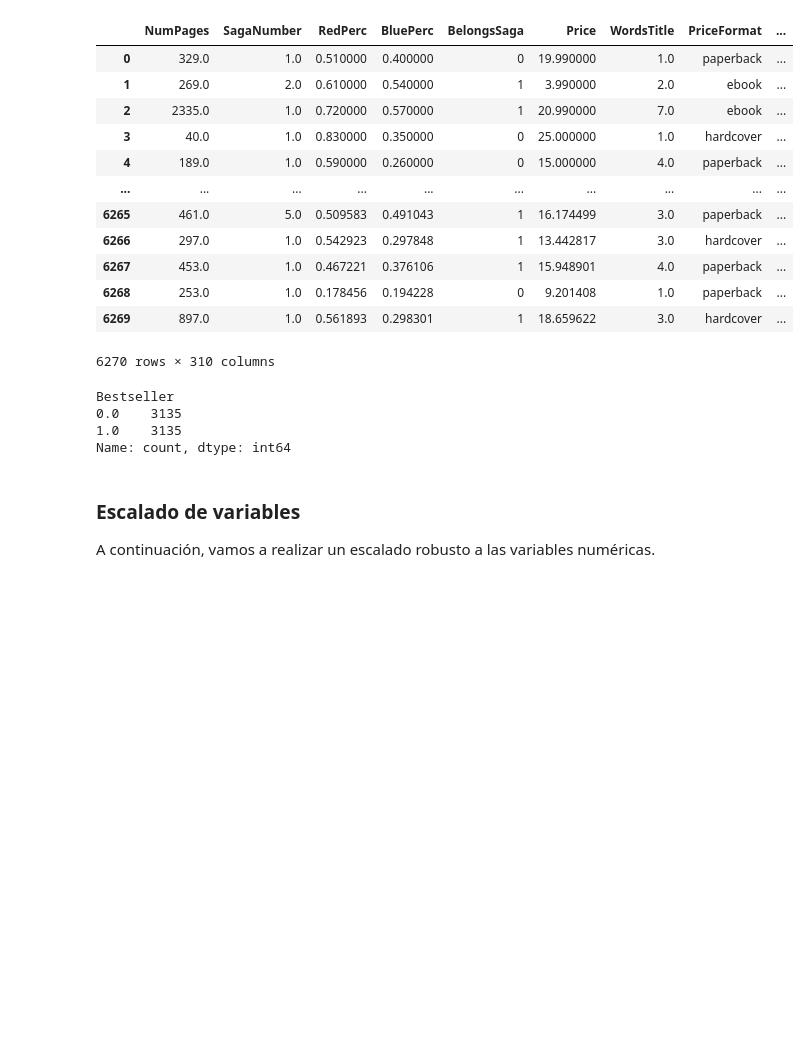
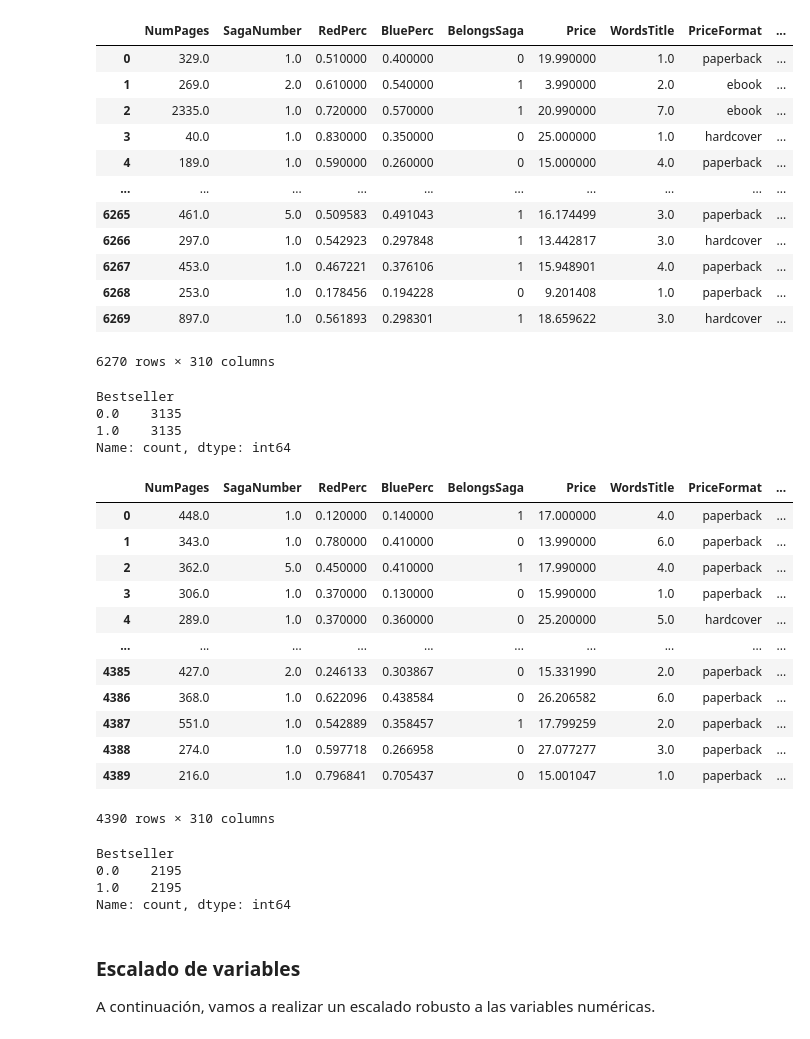
Before and after one commit to MMCCJJ/NOVELLA, a Jupyter notebook: evaluacion/evaluacionModeloFinal.ipynb, the cells around one changed output. Saved outputs shown, nothing was run; the diff lists cells and outputs as text; code cells hidden in the pictures; blank space fills up the shorter version.

```diff
--- a/evaluacion/evaluacionModeloFinal.ipynb
+++ b/evaluacion/evaluacionModeloFinal.ipynb
@@ -63,3 +63,6 @@ y_test, X_test = getYX(df_test)
 X_train.shape, y_train.shape, X_test.shape, y_test.shape
 # %% [output]
 ((3620, 310), (3620,), (327, 310), (327,))
+# %%
+X_train_2, X_test_2, y_train_2, y_test_2 = separacionTrainTest(X_train, y_train)
+X_train_2.shape, X_test_2.shape, y_train_2.shape, y_test_2.shape
@@ -105,6 +110,31 @@ Bestseller
 0.0    3135
 1.0    3135
 Name: count, dtype: int64
+# %%
+X_train_sm_2, y_train_sm_2 = smote.fit_resample(X_train_2, y_train_2)
+X_train_sm_2 = redondearVariables(X_train_sm_2)
+X_train_sm_2
+# %% [output]
+|  | NumPages | SagaNumber | RedPerc | BluePerc | BelongsSaga | Price | WordsTitle | PriceFormat | ... |
+| 0 | 448.0 | 1.0 | 0.120000 | 0.140000 | 1 | 17.000000 | 4.0 | paperback | ... |
+| 1 | 343.0 | 1.0 | 0.780000 | 0.410000 | 0 | 13.990000 | 6.0 | paperback | ... |
+| 2 | 362.0 | 5.0 | 0.450000 | 0.410000 | 1 | 17.990000 | 4.0 | paperback | ... |
+| 3 | 306.0 | 1.0 | 0.370000 | 0.130000 | 0 | 15.990000 | 1.0 | paperback | ... |
+| 4 | 289.0 | 1.0 | 0.370000 | 0.360000 | 0 | 25.200000 | 5.0 | hardcover | ... |
+| ... | ... | ... | ... | ... | ... | ... | ... | ... | ... |
+| 4385 | 427.0 | 2.0 | 0.246133 | 0.303867 | 0 | 15.331990 | 2.0 | paperback | ... |
+| 4386 | 368.0 | 1.0 | 0.622096 | 0.438584 | 0 | 26.206582 | 6.0 | paperback | ... |
+| 4387 | 551.0 | 1.0 | 0.542889 | 0.358457 | 1 | 17.799259 | 2.0 | paperback | ... |
+| 4388 | 274.0 | 1.0 | 0.597718 | 0.266958 | 0 | 27.077277 | 3.0 | paperback | ... |
+| 4389 | 216.0 | 1.0 | 0.796841 | 0.705437 | 0 | 15.001047 | 1.0 | paperback | ... |
+4390 rows × 310 columns
+# %%
+y_train_sm_2.value_counts()
+# %% [output]
+Bestseller
+0.0    2195
+1.0    2195
+Name: count, dtype: int64
 # %% [markdown]
 ### Escalado de variables
 A continuación, vamos a realizar un escalado robusto a las variables numéricas.
```
Also changed, not shown: parts of 23 cells of this notebook.
